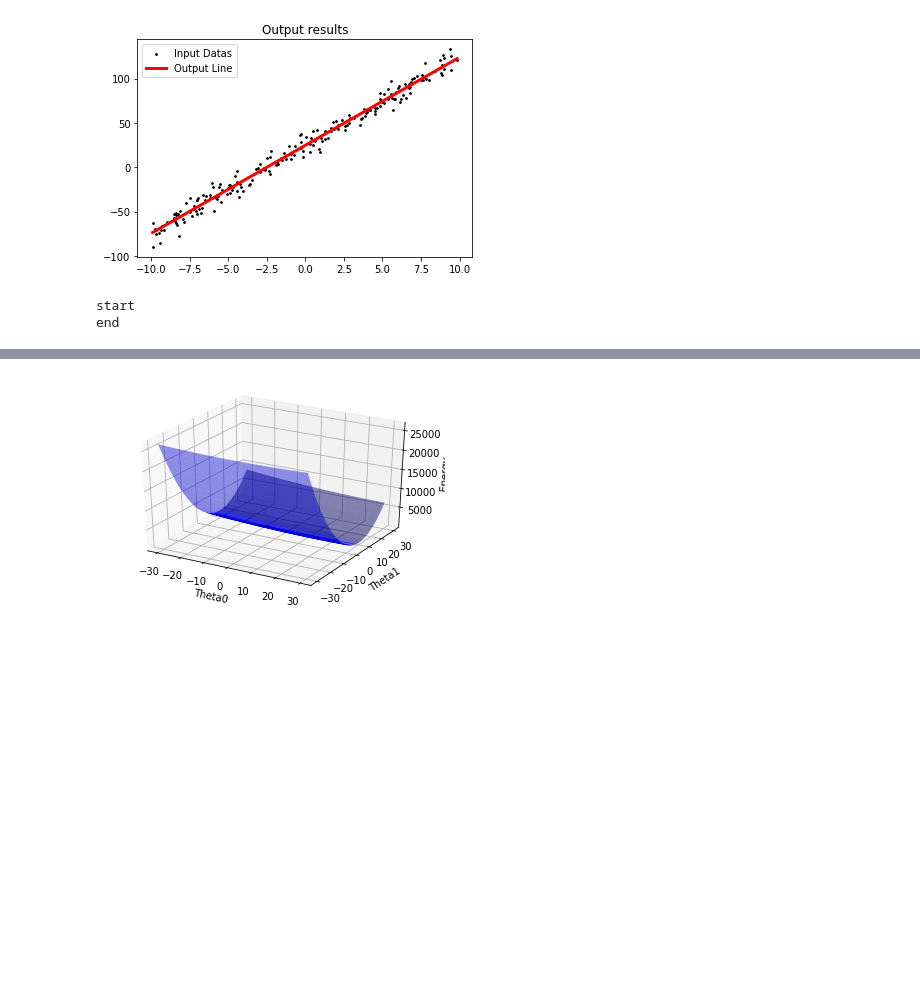
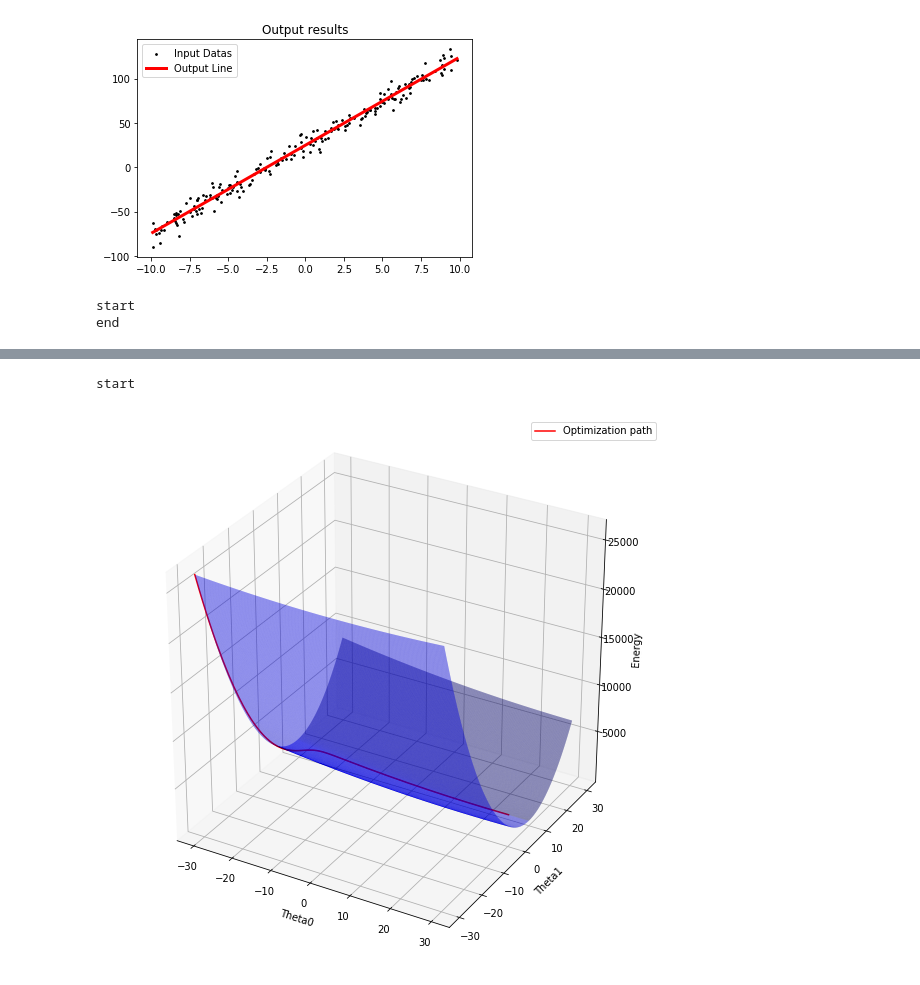
Before and after one commit to jesnk/20_1_ml_class, a Jupyter notebook: assignment/03/03.ipynb, the cells around one changed output, grey strips where cells are left out. Saved outputs shown, nothing was run; the diff lists cells and outputs as text; code cells hidden in the pictures; blank space fills up the shorter version.

Commit message:
Plotting the optimization path

```diff
--- a/assignment/03/03.ipynb
+++ b/assignment/03/03.ipynb
@@ -59,10 +59,9 @@ data = torch.FloatTensor(data).to(device)
 def get_y(t0,t1,x) :
     return t0 + t1*x
 
-
-# Initialize thetas for Learning
-hth0 = torch.FloatTensor([1.0]).to(device)
-hth1 = torch.FloatTensor([1.0]).to(device)
+# Initialize thetas for Learning : -30, -30
+hth0 = torch.FloatTensor([-30.0]).to(device)
+hth1 = torch.FloatTensor([-30.0]).to(device)
 
 # Setting Step-size. (Learning-rate)
 lr = 0.001
@@ -164,11 +165,29 @@ TH1 = np.array(TH1.cpu())
+# %%
+# Setting For Optimization Path Plotting
+x_e_line = []
+y_e_line = []
+z_e_line = []
+for i,j in enumerate(epoch_log) :
+    idx = i
+    x_e_line.append(hth0_log[idx])
+    y_e_line.append(hth1_log[idx])
+    z_e_line.append(loss_log[idx])
 # %%
+# Plot the gradient descent path on the energy surface
 from mpl_toolkits.mplot3d import Axes3D
-fig = plt.figure()
+print("start")
+
+fig = plt.figure(figsize=[10,10])
 ax = fig.gca(projection='3d')
 ax.plot_surface(TH0,TH1,LOSS,rstride=1,cstride=1,color='b',alpha=0.5)
+
+e_line, = ax.plot(x_e_line,y_e_line,z_e_line,color='red')
+ax.legend([e_line],["Optimization path"])
 ax.set_xlabel('Theta0')
 ax.set_ylabel('Theta1')
 ax.set_zlabel('Energy')
+
 plt.show()
 # %% [output]
+start
-[figure, old version]
+[figure, new version]
```
Also changed, not shown: parts of 3 cells of this notebook.
